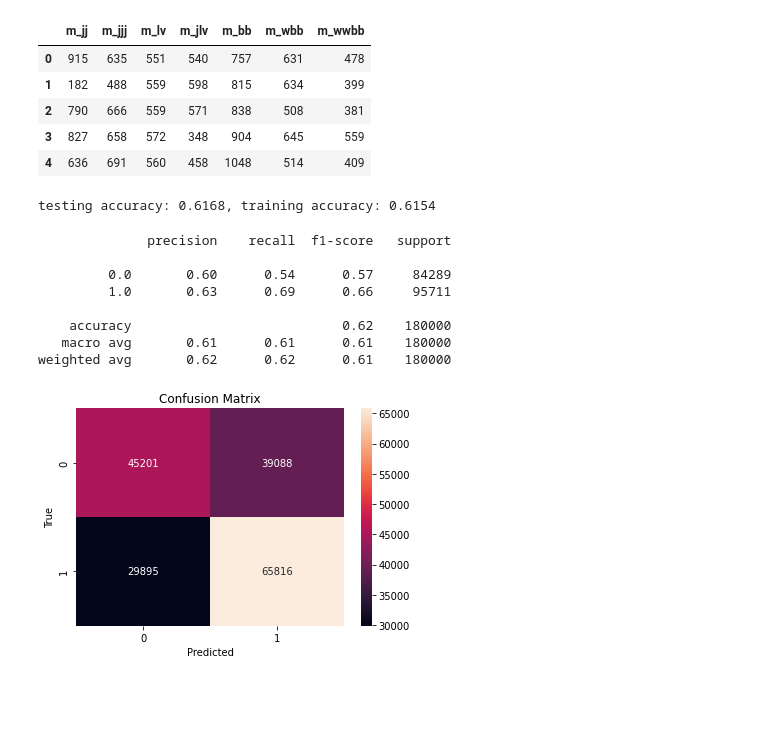
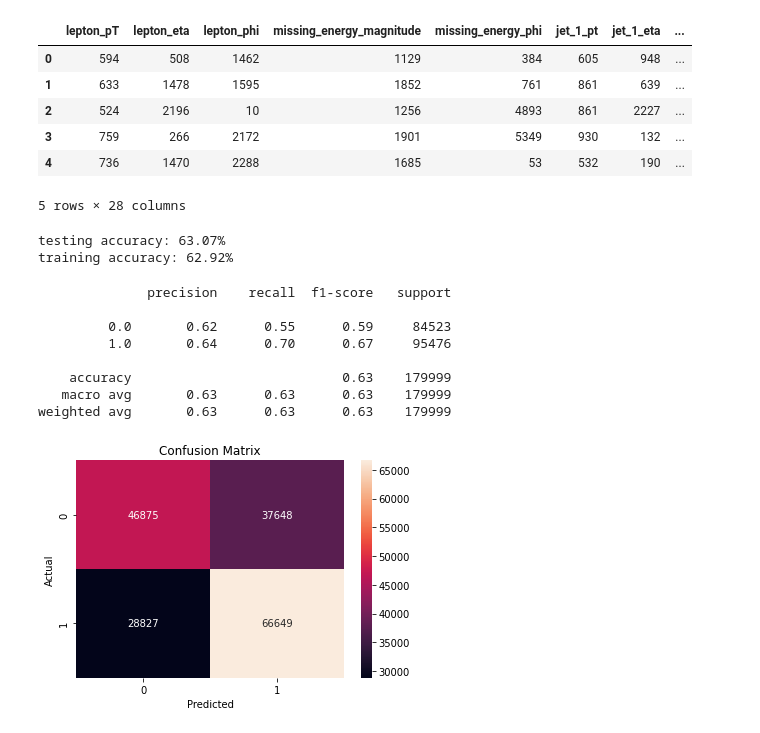
Before and after one commit to Neural-Team/HiggsBoson-ML, a Jupyter notebook: Logistic_Regression_Model.ipynb, the cells around one changed output. Drawn from its saved outputs; the diff is of its cells as text; code cells hidden in the pictures; blank space fills up the shorter version.

Commit message:
add script to clean data, add script to normalize data, add ability to use low level/high level/ or all features instead of only high level

```diff
--- a/Logistic_Regression_Model.ipynb
+++ b/Logistic_Regression_Model.ipynb
@@ -28,3 +34,26 @@ y = dataset.iloc[:, 0]
+# %%
+NUMBER_OF_LOW_LEVEL_FEATURES = len(low_level_features)
+
+# choose between low_level_features, high_level_features,
+# or all_features depending on what features you would like to use
+model_features = all_features
+
+# create X and y sets
+if ( model_features == all_features ):
+  X = dataset.iloc[:, 1:]
+elif ( model_features == low_level_features ):
+  X = dataset.iloc[:, 1:NUMBER_OF_LOW_LEVEL_FEATURES + 1]
+elif ( model_features == high_level_features ):
+  X = dataset.iloc[:, NUMBER_OF_LOW_LEVEL_FEATURES + 1:]
+
+y = dataset.iloc[:, 0]
+# %%
+from sklearn.preprocessing import StandardScaler
+
+# Normalize (scale) the data
+scaler = StandardScaler()
+X = pd.DataFrame( scaler.fit_transform(X), columns = model_features )
+# causes errors
 # %%
 #Data analysis
 X.info()
@@ -57,17 +89,18 @@ from sklearn import preprocessing
 
 label_encoder = preprocessing.LabelEncoder()
 
-for i in high_level_features:
-    X[i]= label_encoder.fit_transform(X[i])
+for i in model_features:
+    X[i] = label_encoder.fit_transform(X[i])
 
 X.head()
 # %% [output]
-|  | m_jj | m_jjj | m_lv | m_jlv | m_bb | m_wbb | m_wwbb |
-| 0 | 915 | 635 | 551 | 540 | 757 | 631 | 478 |
-| 1 | 182 | 488 | 559 | 598 | 815 | 634 | 399 |
-| 2 | 790 | 666 | 559 | 571 | 838 | 508 | 381 |
-| 3 | 827 | 658 | 572 | 348 | 904 | 645 | 559 |
-| 4 | 636 | 691 | 560 | 458 | 1048 | 514 | 409 |
+|  | lepton_pT | lepton_eta | lepton_phi | missing_energy_magnitude | missing_energy_phi | jet_1_pt | jet_1_eta | ... |
+| 0 | 594 | 508 | 1462 | 1129 | 384 | 605 | 948 | ... |
+| 1 | 633 | 1478 | 1595 | 1852 | 761 | 861 | 639 | ... |
+| 2 | 524 | 2196 | 10 | 1256 | 4893 | 861 | 2227 | ... |
+| 3 | 759 | 266 | 2172 | 1901 | 5349 | 930 | 132 | ... |
+| 4 | 736 | 1470 | 2288 | 1685 | 53 | 532 | 190 | ... |
+5 rows × 28 columns
 # %%
 #Split data
 from sklearn.model_selection import train_test_split
@@ -77,7 +110,7 @@ X_train, X_test, y_train, y_test = train_test_split(X, y, test_size=0.3, random_
 # %%
 from sklearn.linear_model import LogisticRegression
 
-lr_model = LogisticRegression()
+lr_model = LogisticRegression(max_iter = 5000)
 lr_model.fit(X_train, y_train)
 
 y_pred = lr_model.predict(X_test)
@@ -86,27 +119,30 @@ y_pred = lr_model.predict(X_test)
 from sklearn import metrics
 from sklearn.metrics import classification_report, confusion_matrix
 
-testing_accuracy = lr_model.score(X_test, y_test)
-training_accuracy = lr_model.score(X_train, y_train)
-print("testing accuracy: %.4f, training accuracy: %.4f" % (testing_accuracy, training_accuracy))
+testing_accuracy = lr_model.score(X_test, y_test)*100
+training_accuracy = lr_model.score(X_train, y_train)*100
+print("testing accuracy: {:.2f}%".format(testing_accuracy))
+print("training accuracy: {:.2f}%".format(training_accuracy))
 # %% [output]
-testing accuracy: 0.6168, training accuracy: 0.6154
+testing accuracy: 63.07%
+training accuracy: 62.92%
 # %%
 #Testing data: Classification report and Confusion matrix
 matrix = confusion_matrix(y_test, y_pred)
-sns.heatmap(matrix, annot=True, fmt="d")
+sns.heatmap(matrix, annot = True, fmt = "d")
 plt.title('Confusion Matrix')
 plt.xlabel('Predicted')
-plt.ylabel('True')
+plt.ylabel('Actual')
 
+#LOW LEVEL SEEMS TO HAVE VERY DIFFERENT CONFUSION MATRIX THAN HIGH LEVEL
 print(classification_report(y_test, y_pred))
 # %% [output]
               precision    recall  f1-score   support
 
-         0.0       0.60      0.54      0.57     84289
-         1.0       0.63      0.69      0.66     95711
+         0.0       0.62      0.55      0.59     84523
+         1.0       0.64      0.70      0.67     95476
 
-    accuracy                           0.62    180000
-   macro avg       0.61      0.61      0.61    180000
-weighted avg       0.62      0.62      0.61    180000
+    accuracy                           0.63    179999
+   macro avg       0.63      0.63      0.63    179999
+weighted avg       0.63      0.63      0.63    179999
-[figure, old version]
+[figure, new version]
```
Also changed, not shown: parts of 5 cells of this notebook.
